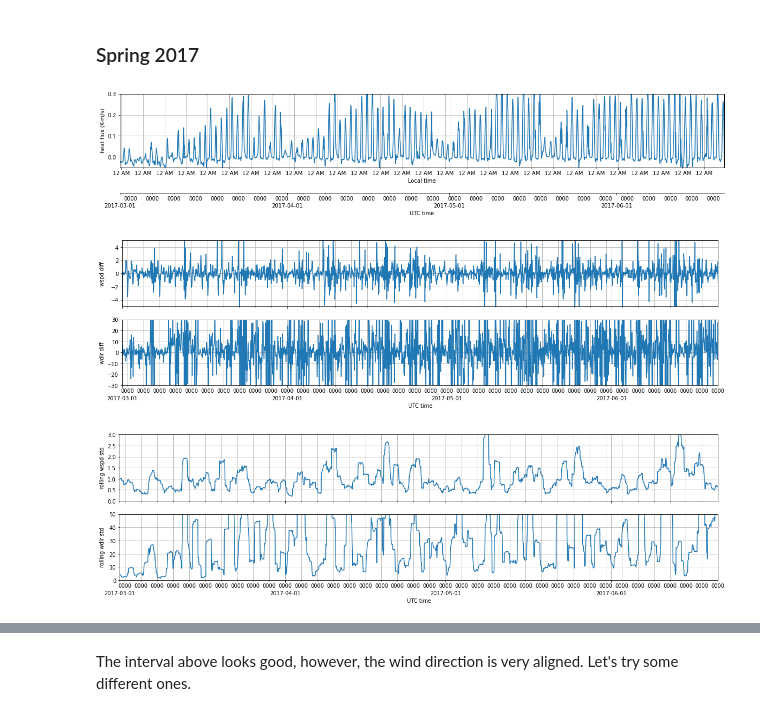
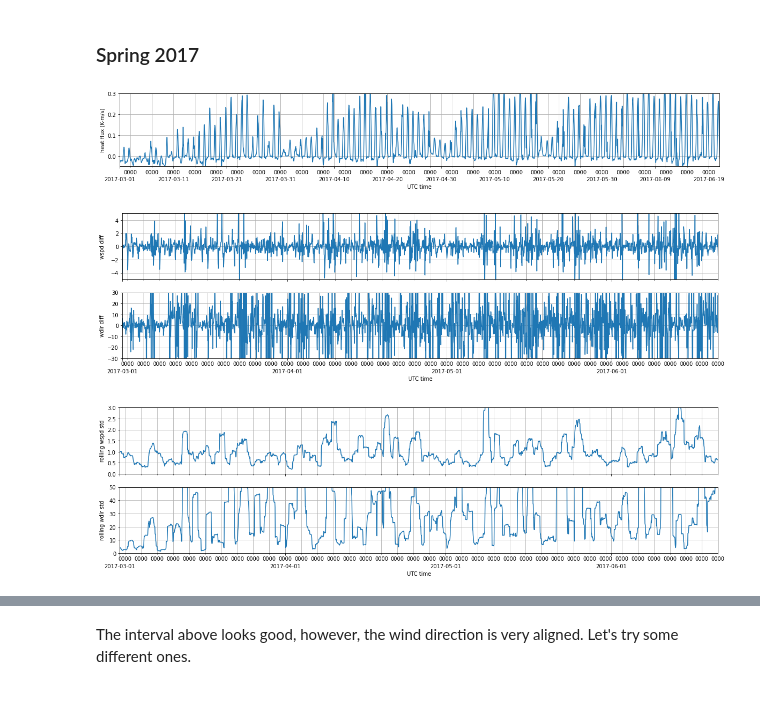
Before and after one commit to rthedin/assessment, a Jupyter notebook: datasets/WINDToolkit/13_diurnal_WTKupdate2017_2018.ipynb, the cells around one changed output, grey strips where cells are left out. Cells and saved outputs as stored; diff of their text form; code cells hidden in the pictures.

```diff
--- a/datasets/WINDToolkit/13_diurnal_WTKupdate2017_2018.ipynb
+++ b/datasets/WINDToolkit/13_diurnal_WTKupdate2017_2018.ipynb
@@ -278,7 +289,7 @@ df80['windspeeddiff'] = df80['windspeed'].diff()
 sp2017start = pd.to_datetime('03-01-2017')
 sp2017end = pd.to_datetime('06-21-2017')
 # %%
-fig, ax1, ax2 = plot_timehistory_at_height(
+fig, ax1 = plot_timehistory_at_height(
     df,
     heights=0,
     fields=['hfx_Kms'],
@@ -286,47 +297,45 @@ fig, ax1, ax2 = plot_timehistory_at_height(
     fieldlimits={'hfx_Kms':[-0.05,0.3]},
     fieldlabels={'hfx_Kms':'heat flux (K-m/s)'},
     subfigsize=(20,2.5),
-    plot_local_time=True,
-    local_time_offset=-7,
+    #plot_local_time=True,
+    #local_time_offset=-7,
 )
-ax1.xaxis.set_major_locator(mdates.MonthLocator(interval=1))
+ax1.xaxis.set_major_locator(mdates.DayLocator(interval=10))
 ax1.xaxis.set_minor_locator(mdates.DayLocator(interval=4))
 
-ax2.xaxis.set_major_locator(mdates.MonthLocator(interval=1))
-ax2.xaxis.set_minor_locator(mdates.DayLocator(interval=4))
 
 fig, axs = plot_timehistory_at_height(df80,
     fields=['windspeeddiff','winddirectiondiff'],
     timelimits=[sp2017start, sp2017end],
     fieldlimits={'windspeeddiff':[-5, 5], 'winddirectiondiff':[-30, 30]},
     fieldlabels={'windspeeddiff':'wspd diff', 'winddirectiondiff':'wdir diff'},
     subfigsize=(20,2.5),
     #plot_local_time=True,
     #local_time_offset=-7,
 )
 axs[0].xaxis.set_major_locator(mdates.MonthLocator(interval=1))
 axs[0].xaxis.set_minor_locator(mdates.MonthLocator(interval=1))
 
 axs[0].xaxis.set_major_locator(mdates.MonthLocator(interval=1))
 axs[0].xaxis.set_minor_locator(mdates.DayLocator(interval=3))
 
 
 fig, axs = plot_timehistory_at_height(
     df80.rolling(24,win_type='triang').std(),
     fields=['windspeeddiff','winddirectiondiff'],
     timelimits=[sp2017start, sp2017end],
     fieldlimits={'windspeeddiff':[0, 3], 'winddirectiondiff':[0, 50]},
     subfigsize=(20,2.5),
     fieldlabels={'windspeeddiff':'rolling wspd std', 'winddirectiondiff':'rolling wdir std'},
     #plot_local_time=True,
     #local_time_offset=-7,
 )
 axs[0].xaxis.set_major_locator(mdates.MonthLocator(interval=1))
 axs[0].xaxis.set_minor_locator(mdates.MonthLocator(interval=1))
 
 axs[0].xaxis.set_major_locator(mdates.MonthLocator(interval=1))
 axs[0].xaxis.set_minor_locator(mdates.DayLocator(interval=3))
 # %% [output]
-[figure, old version]
+[figure, new version]
 [figure]
 [figure]
```
Also changed, not shown: parts of 58 cells of this notebook, 1 other file.
